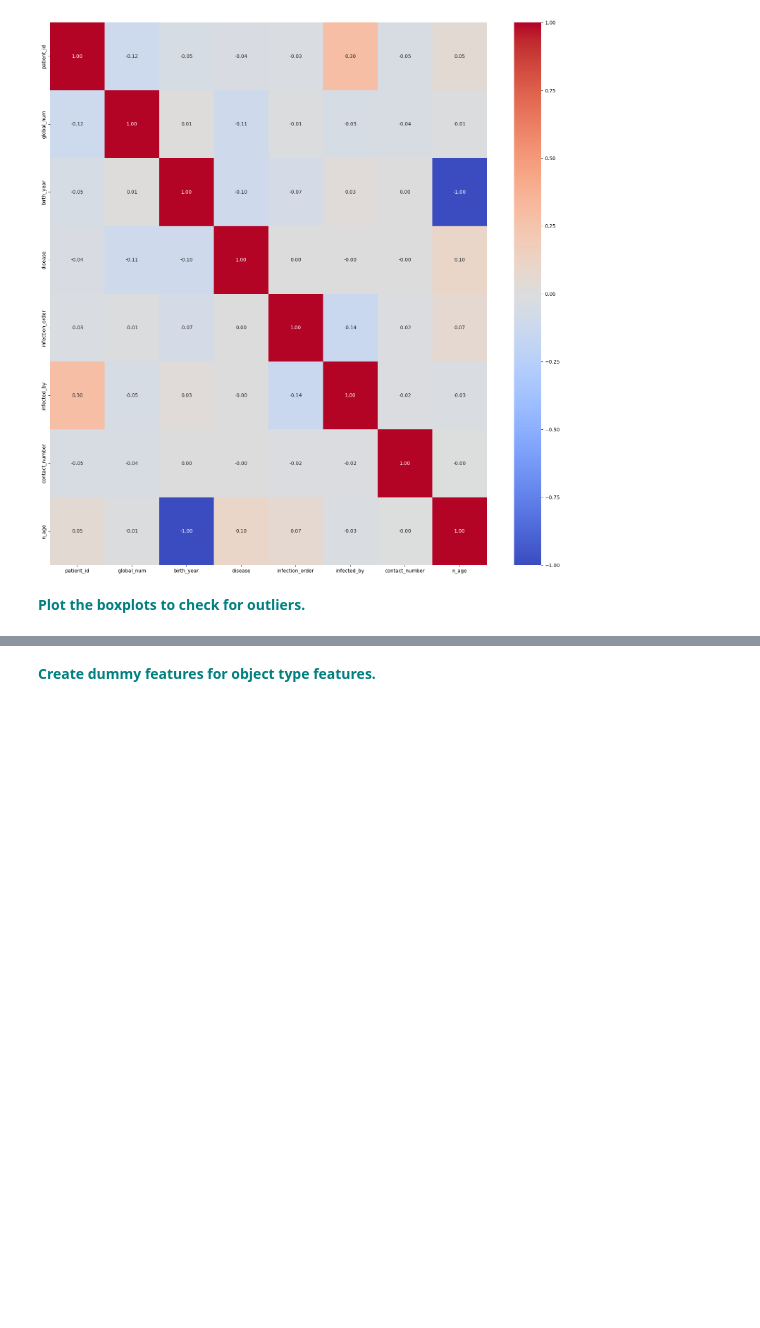
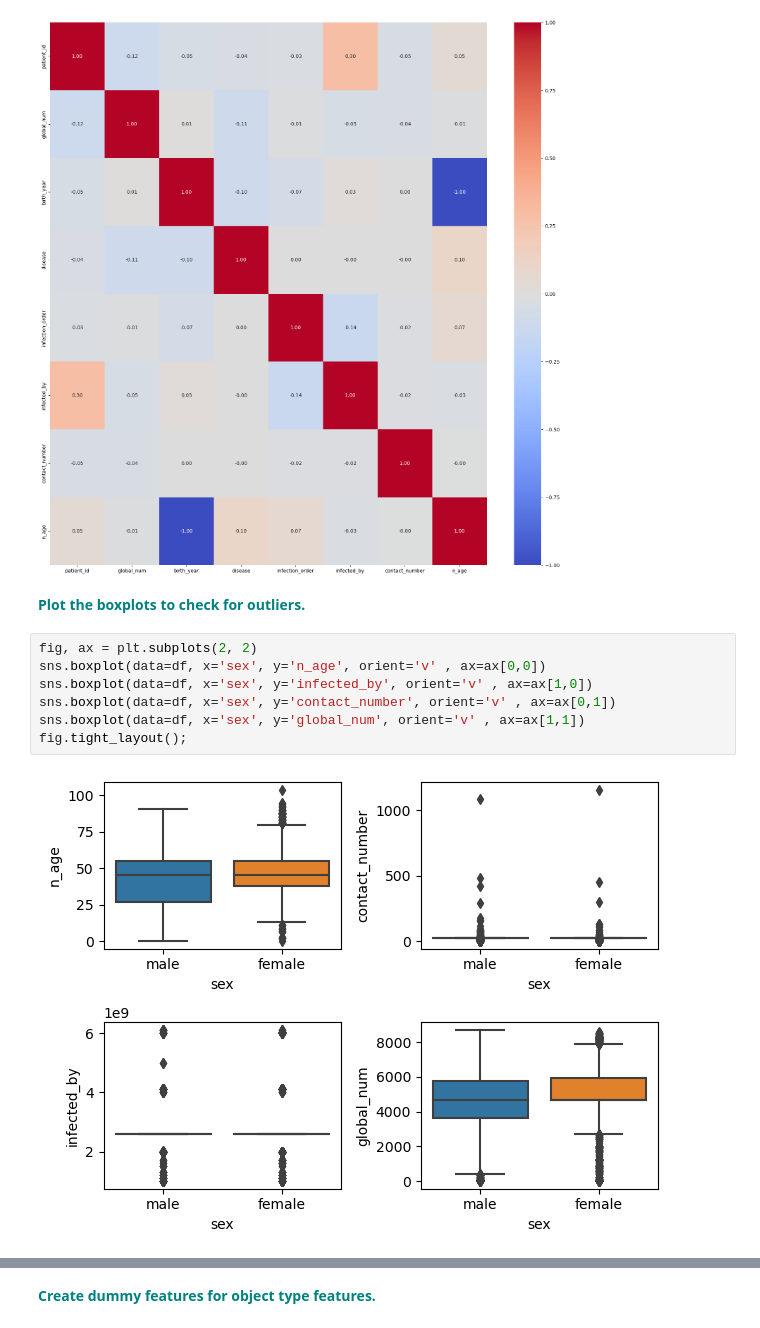
Before and after one commit to KimSB80/Springboard-Case-Studies, a Jupyter notebook: RandomForest Covid Case Study/RandomForest_casestudy_covid19.ipynb, the cells around one changed output, grey strips where cells are left out. Drawn from its saved outputs; the diff is of its cells as text; blank space fills up the shorter version.

```diff
--- a/RandomForest Covid Case Study/RandomForest_casestudy_covid19.ipynb
+++ b/RandomForest Covid Case Study/RandomForest_casestudy_covid19.ipynb
@@ -382,3 +384,12 @@ plt.show();
 [figure]
 # %% [markdown]
 **<font color='teal'> Plot the boxplots to check for outliers. </font>**
+# %%
+fig, ax = plt.subplots(2, 2)
+sns.boxplot(data=df, x='sex', y='n_age', orient='v' , ax=ax[0,0])
+sns.boxplot(data=df, x='sex', y='infected_by', orient='v' , ax=ax[1,0])
+sns.boxplot(data=df, x='sex', y='contact_number', orient='v' , ax=ax[0,1])
+sns.boxplot(data=df, x='sex', y='global_num', orient='v' , ax=ax[1,1])
+fig.tight_layout();
+# %% [output]
+[figure, added]
```
Also changed, not shown: parts of 12 cells of this notebook, 1 other file.
